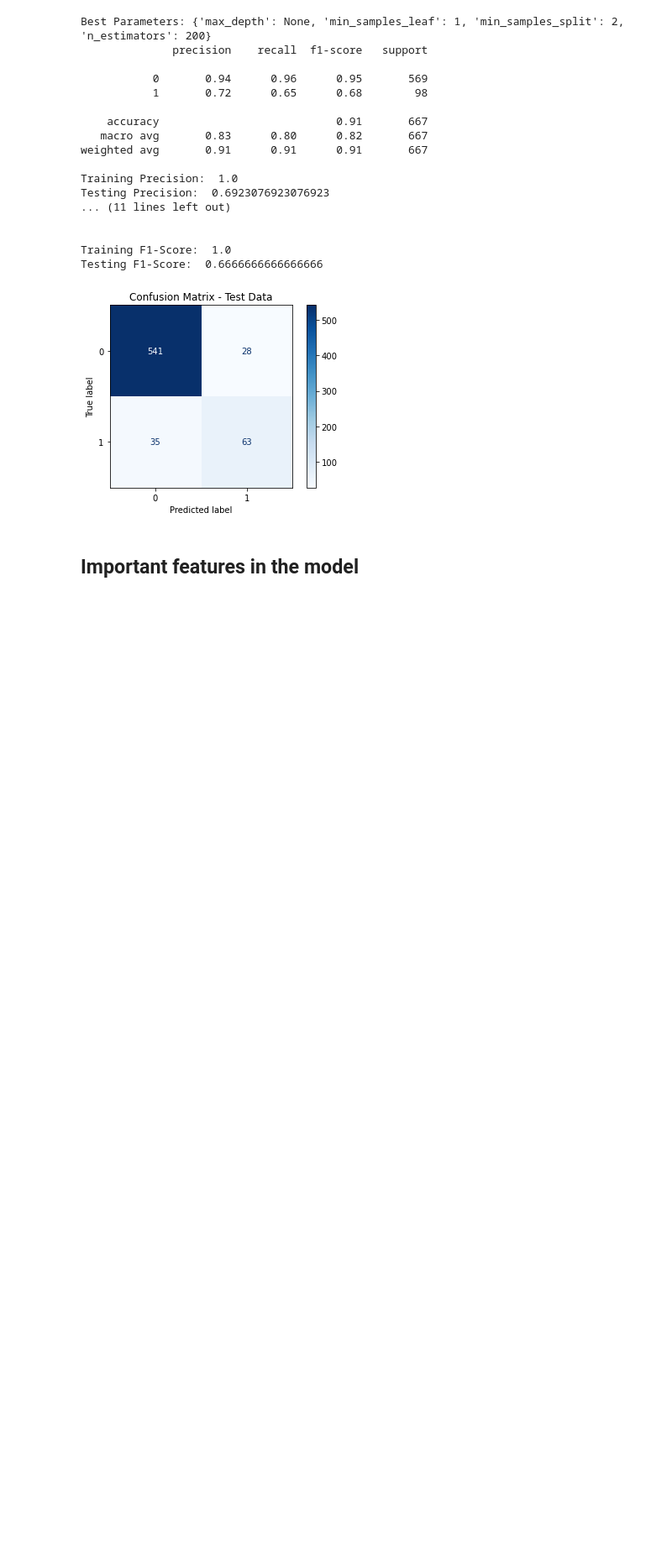
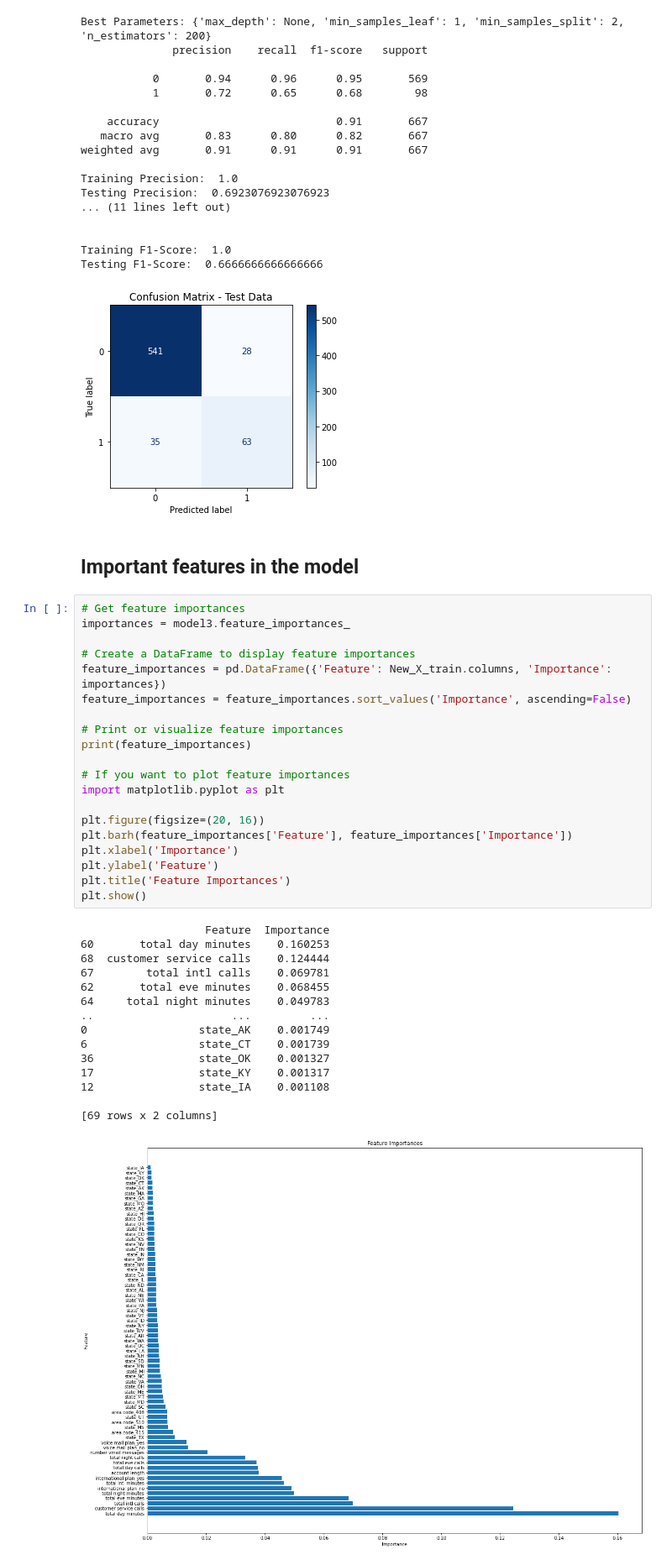
Before and after one commit to Firdosamohamed/dsc_phase3_project_, a Jupyter notebook: customer_churn_analysis.ipynb, the cells around one changed output. Shown: that part at 84% size. Saved outputs shown, nothing was run; the diff lists cells and outputs as text; blank space fills up the shorter version.

```diff
--- a/customer_churn_analysis.ipynb
+++ b/customer_churn_analysis.ipynb
@@ -742,3 +742,39 @@ Testing F1-Score:  0.6666666666666666
 [figure]
 # %% [markdown]
 ## Important features in the model
+# %%
+# Get feature importances
+importances = model3.feature_importances_
+
+# Create a DataFrame to display feature importances
+feature_importances = pd.DataFrame({'Feature': New_X_train.columns, 'Importance': importances})
+feature_importances = feature_importances.sort_values('Importance', ascending=False)
+
+# Print or visualize feature importances
+print(feature_importances)
+
+# If you want to plot feature importances
+import matplotlib.pyplot as plt
+
+plt.figure(figsize=(20, 16))
+plt.barh(feature_importances['Feature'], feature_importances['Importance'])
+plt.xlabel('Importance')
+plt.ylabel('Feature')
+plt.title('Feature Importances')
+plt.show()
+# %% [output]
+                   Feature  Importance
+60       total day minutes    0.160253
+68  customer service calls    0.124444
+67        total intl calls    0.069781
+62       total eve minutes    0.068455
+64     total night minutes    0.049783
+..                     ...         ...
+0                 state_AK    0.001749
+6                 state_CT    0.001739
+36                state_OK    0.001327
+17                state_KY    0.001317
+12                state_IA    0.001108
+
+[69 rows x 2 columns]
+[figure, added]
```
Also changed, not shown: parts of 6 cells of this notebook.
